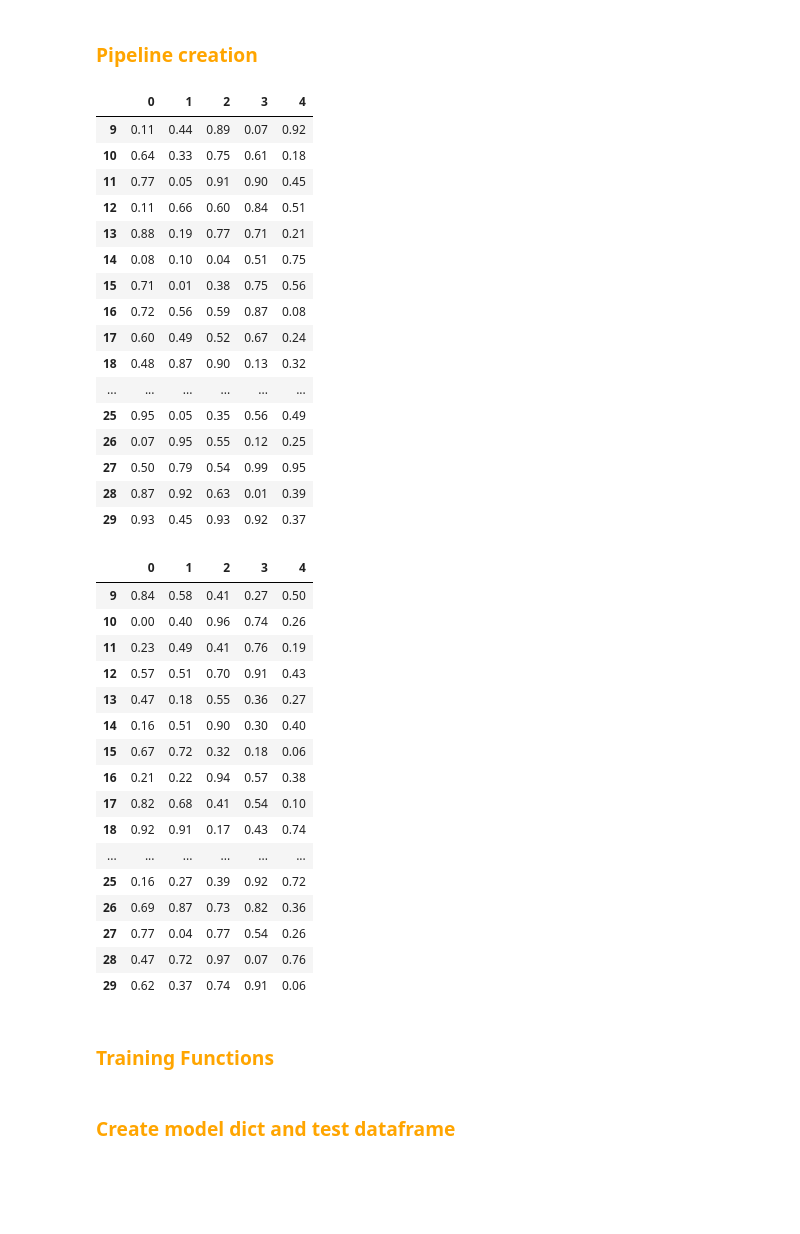
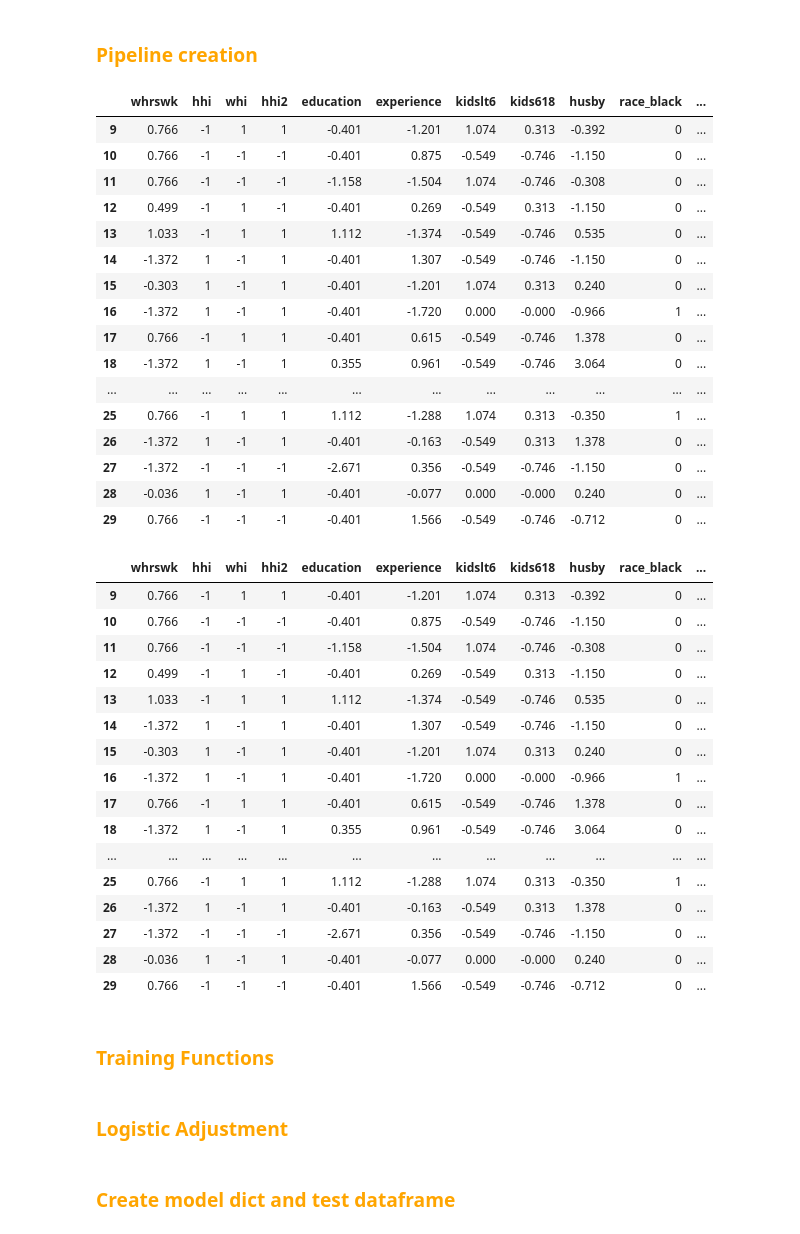
Before and after one commit to Yan-Tavares/ML_Projects, a Jupyter notebook: Final Project/main.ipynb, the cells around one changed output. Saved outputs shown, nothing was run; the diff lists cells and outputs as text; code cells hidden in the pictures; blank space fills up the shorter version.

Commit message:
modified:   Final Project/Yan_code.ipynb 	new file:   Final Project/health_insurance_train_processed.csv 	modified:   Final Project/main.ipynb

```diff
--- a/Final Project/main.ipynb
+++ b/Final Project/main.ipynb
@@ -7,8 +7,9 @@ from sklearn.preprocessing import StandardScaler
 from sklearn.ensemble import RandomForestRegressor
 import matplotlib.pyplot as plt
 from sklearn.model_selection import GridSearchCV
+from sklearn.model_selection import train_test_split
 
-pd.options.display.float_format = '{:.2f}'.format
+pd.options.display.float_format = '{:.3f}'.format
 # %% [markdown]
 ### <font color="orange">  **Data Loading and Visualizaiton** </font>
 # %%
@@ -76,49 +77,49 @@ display(df_autograder.iloc[8:16])
 # %% [markdown]
 ### <font color="orange">  **Pipeline creation** </font>
 # %%
-df_1 = pd.DataFrame(np.random.rand(40, 5)) # Use the pipiline 1 function
+df_1 = pd.read_csv('health_insurance_train_processed.csv')# Use the pipiline 1 function function instead of this file
 
 display(df_1.iloc[9:30])
 # %% [output]
-|  | 0 | 1 | 2 | 3 | 4 |
-| 9 | 0.11 | 0.44 | 0.89 | 0.07 | 0.92 |
-| 10 | 0.64 | 0.33 | 0.75 | 0.61 | 0.18 |
-| 11 | 0.77 | 0.05 | 0.91 | 0.90 | 0.45 |
-| 12 | 0.11 | 0.66 | 0.60 | 0.84 | 0.51 |
-| 13 | 0.88 | 0.19 | 0.77 | 0.71 | 0.21 |
-| 14 | 0.08 | 0.10 | 0.04 | 0.51 | 0.75 |
-| 15 | 0.71 | 0.01 | 0.38 | 0.75 | 0.56 |
-| 16 | 0.72 | 0.56 | 0.59 | 0.87 | 0.08 |
-| 17 | 0.60 | 0.49 | 0.52 | 0.67 | 0.24 |
-| 18 | 0.48 | 0.87 | 0.90 | 0.13 | 0.32 |
-| ... | ... | ... | ... | ... | ... |
-| 25 | 0.95 | 0.05 | 0.35 | 0.56 | 0.49 |
-| 26 | 0.07 | 0.95 | 0.55 | 0.12 | 0.25 |
-| 27 | 0.50 | 0.79 | 0.54 | 0.99 | 0.95 |
-| 28 | 0.87 | 0.92 | 0.63 | 0.01 | 0.39 |
-| 29 | 0.93 | 0.45 | 0.93 | 0.92 | 0.37 |
+|  | whrswk | hhi | whi | hhi2 | education | experience | kidslt6 | kids618 | husby | race_black | ... |
+| 9 | 0.766 | -1 | 1 | 1 | -0.401 | -1.201 | 1.074 | 0.313 | -0.392 | 0 | ... |
+| 10 | 0.766 | -1 | -1 | -1 | -0.401 | 0.875 | -0.549 | -0.746 | -1.150 | 0 | ... |
+| 11 | 0.766 | -1 | -1 | -1 | -1.158 | -1.504 | 1.074 | -0.746 | -0.308 | 0 | ... |
+| 12 | 0.499 | -1 | 1 | -1 | -0.401 | 0.269 | -0.549 | 0.313 | -1.150 | 0 | ... |
+| 13 | 1.033 | -1 | 1 | 1 | 1.112 | -1.374 | -0.549 | -0.746 | 0.535 | 0 | ... |
+| 14 | -1.372 | 1 | -1 | 1 | -0.401 | 1.307 | -0.549 | -0.746 | -1.150 | 0 | ... |
+| 15 | -0.303 | 1 | -1 | 1 | -0.401 | -1.201 | 1.074 | 0.313 | 0.240 | 0 | ... |
+| 16 | -1.372 | 1 | -1 | 1 | -0.401 | -1.720 | 0.000 | -0.000 | -0.966 | 1 | ... |
+| 17 | 0.766 | -1 | 1 | 1 | -0.401 | 0.615 | -0.549 | -0.746 | 1.378 | 0 | ... |
+| 18 | -1.372 | 1 | -1 | 1 | 0.355 | 0.961 | -0.549 | -0.746 | 3.064 | 0 | ... |
+| ... | ... | ... | ... | ... | ... | ... | ... | ... | ... | ... | ... |
+| 25 | 0.766 | -1 | 1 | 1 | 1.112 | -1.288 | 1.074 | 0.313 | -0.350 | 1 | ... |
+| 26 | -1.372 | 1 | -1 | 1 | -0.401 | -0.163 | -0.549 | 0.313 | 1.378 | 0 | ... |
+| 27 | -1.372 | -1 | -1 | -1 | -2.671 | 0.356 | -0.549 | -0.746 | -1.150 | 0 | ... |
+| 28 | -0.036 | 1 | -1 | 1 | -0.401 | -0.077 | 0.000 | -0.000 | 0.240 | 0 | ... |
+| 29 | 0.766 | -1 | -1 | -1 | -0.401 | 1.566 | -0.549 | -0.746 | -0.712 | 0 | ... |
 # %%
-df_2 = pd.DataFrame(np.random.rand(40, 5)) # Use the pipiline 2 function
+df_2 = pd.read_csv('health_insurance_train_processed.csv') # Use the pipiline 2 function instead of this file
 
 display(df_2.iloc[9:30])
 # %% [output]
-|  | 0 | 1 | 2 | 3 | 4 |
-| 9 | 0.84 | 0.58 | 0.41 | 0.27 | 0.50 |
-| 10 | 0.00 | 0.40 | 0.96 | 0.74 | 0.26 |
-| 11 | 0.23 | 0.49 | 0.41 | 0.76 | 0.19 |
-| 12 | 0.57 | 0.51 | 0.70 | 0.91 | 0.43 |
-| 13 | 0.47 | 0.18 | 0.55 | 0.36 | 0.27 |
-| 14 | 0.16 | 0.51 | 0.90 | 0.30 | 0.40 |
-| 15 | 0.67 | 0.72 | 0.32 | 0.18 | 0.06 |
-| 16 | 0.21 | 0.22 | 0.94 | 0.57 | 0.38 |
-| 17 | 0.82 | 0.68 | 0.41 | 0.54 | 0.10 |
-| 18 | 0.92 | 0.91 | 0.17 | 0.43 | 0.74 |
-| ... | ... | ... | ... | ... | ... |
-| 25 | 0.16 | 0.27 | 0.39 | 0.92 | 0.72 |
-| 26 | 0.69 | 0.87 | 0.73 | 0.82 | 0.36 |
-| 27 | 0.77 | 0.04 | 0.77 | 0.54 | 0.26 |
-| 28 | 0.47 | 0.72 | 0.97 | 0.07 | 0.76 |
-| 29 | 0.62 | 0.37 | 0.74 | 0.91 | 0.06 |
+|  | whrswk | hhi | whi | hhi2 | education | experience | kidslt6 | kids618 | husby | race_black | ... |
+| 9 | 0.766 | -1 | 1 | 1 | -0.401 | -1.201 | 1.074 | 0.313 | -0.392 | 0 | ... |
+| 10 | 0.766 | -1 | -1 | -1 | -0.401 | 0.875 | -0.549 | -0.746 | -1.150 | 0 | ... |
+| 11 | 0.766 | -1 | -1 | -1 | -1.158 | -1.504 | 1.074 | -0.746 | -0.308 | 0 | ... |
+| 12 | 0.499 | -1 | 1 | -1 | -0.401 | 0.269 | -0.549 | 0.313 | -1.150 | 0 | ... |
+| 13 | 1.033 | -1 | 1 | 1 | 1.112 | -1.374 | -0.549 | -0.746 | 0.535 | 0 | ... |
+| 14 | -1.372 | 1 | -1 | 1 | -0.401 | 1.307 | -0.549 | -0.746 | -1.150 | 0 | ... |
+| 15 | -0.303 | 1 | -1 | 1 | -0.401 | -1.201 | 1.074 | 0.313 | 0.240 | 0 | ... |
+| 16 | -1.372 | 1 | -1 | 1 | -0.401 | -1.720 | 0.000 | -0.000 | -0.966 | 1 | ... |
+| 17 | 0.766 | -1 | 1 | 1 | -0.401 | 0.615 | -0.549 | -0.746 | 1.378 | 0 | ... |
+| 18 | -1.372 | 1 | -1 | 1 | 0.355 | 0.961 | -0.549 | -0.746 | 3.064 | 0 | ... |
+| ... | ... | ... | ... | ... | ... | ... | ... | ... | ... | ... | ... |
+| 25 | 0.766 | -1 | 1 | 1 | 1.112 | -1.288 | 1.074 | 0.313 | -0.350 | 1 | ... |
+| 26 | -1.372 | 1 | -1 | 1 | -0.401 | -0.163 | -0.549 | 0.313 | 1.378 | 0 | ... |
+| 27 | -1.372 | -1 | -1 | -1 | -2.671 | 0.356 | -0.549 | -0.746 | -1.150 | 0 | ... |
+| 28 | -0.036 | 1 | -1 | 1 | -0.401 | -0.077 | 0.000 | -0.000 | 0.240 | 0 | ... |
+| 29 | 0.766 | -1 | -1 | -1 | -0.401 | 1.566 | -0.549 | -0.746 | -0.712 | 0 | ... |
 # %%
 # Split the data into seen and unseen while keeping it as a pandas dataframe
 fraction = 0.2  # 20% of the rows
@@ -201,3 +202,5 @@ def train_decision_tree_regressor(X, Y, params):
         loss_values.append(loss)
 
     return model, loss_values
+# %% [markdown]
+### <font color="orange">  **Logistic Adjustment** </font>
```
Also changed, not shown: parts of 10 cells of this notebook, 2 other files.
